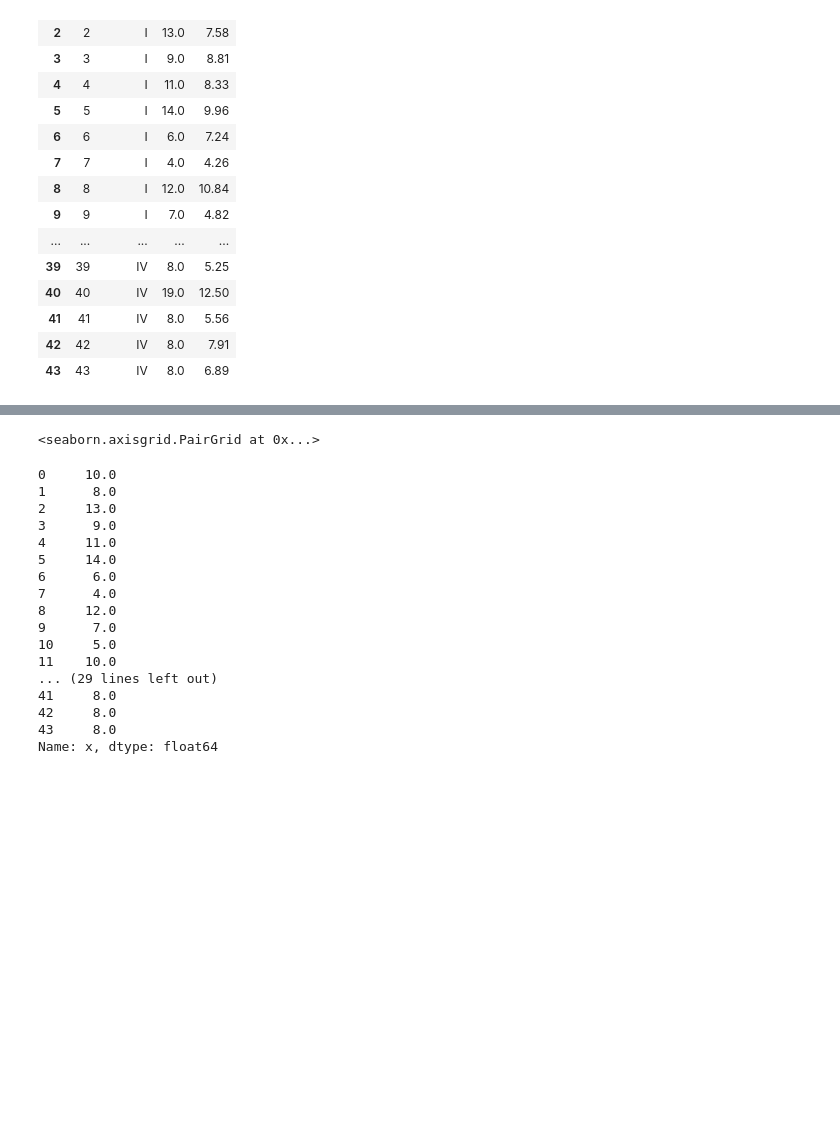
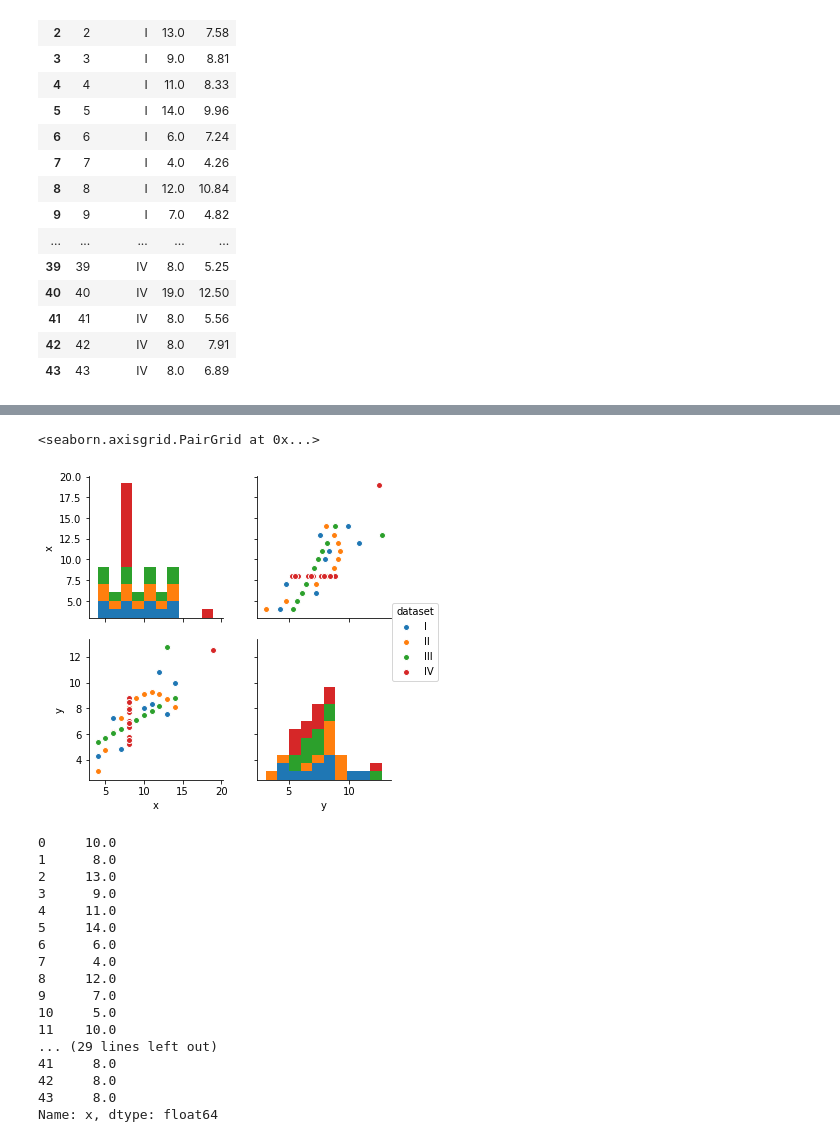
Before and after one commit to NurseQ/Fundamentals-of-Data-Analysis-Assignment-2018, a Jupyter notebook: Anscombe's Quartet .ipynb, the cells around one changed output, grey strips where cells are left out. Saved outputs shown, nothing was run; the diff lists cells and outputs as text; code cells hidden in the pictures; blank space fills up the shorter version.

Commit message:
Updated seaborn plots, removed ID column from dataframe, manipulated dataframe to gain groups of variables then get their descriptive stats

```diff
--- a/Anscombe's Quartet .ipynb
+++ b/Anscombe's Quartet .ipynb
@@ -50,3 +50,7 @@ df
 | 41 | 41 | IV | 8.0 | 5.56 |
 | 42 | 42 | IV | 8.0 | 7.91 |
 | 43 | 43 | IV | 8.0 | 6.89 |
+# %%
+#remove the column 'id'.
+df1 = df.loc[:, ['dataset', 'x', 'y']]
+df1
@@ -53,11 +75,12 @@ df
 # %%
 # Load the seaborn package.
 import seaborn as sns
 
-# Plot the Iris data set with a pair plot.
-sns.pairplot(df, hue="dataset")
+# Plot Anscombes Quartet data set with a pair plot.
+sns.pairplot(df1, hue ='dataset')
 # %% [output]
 <seaborn.axisgrid.PairGrid at 0x...>
+[figure, added]
 # %%
 # to get all data in column x including index. [:] means all rows.
 df.loc[:, 'x']
```
Also changed, not shown: parts of 13 cells of this notebook.
